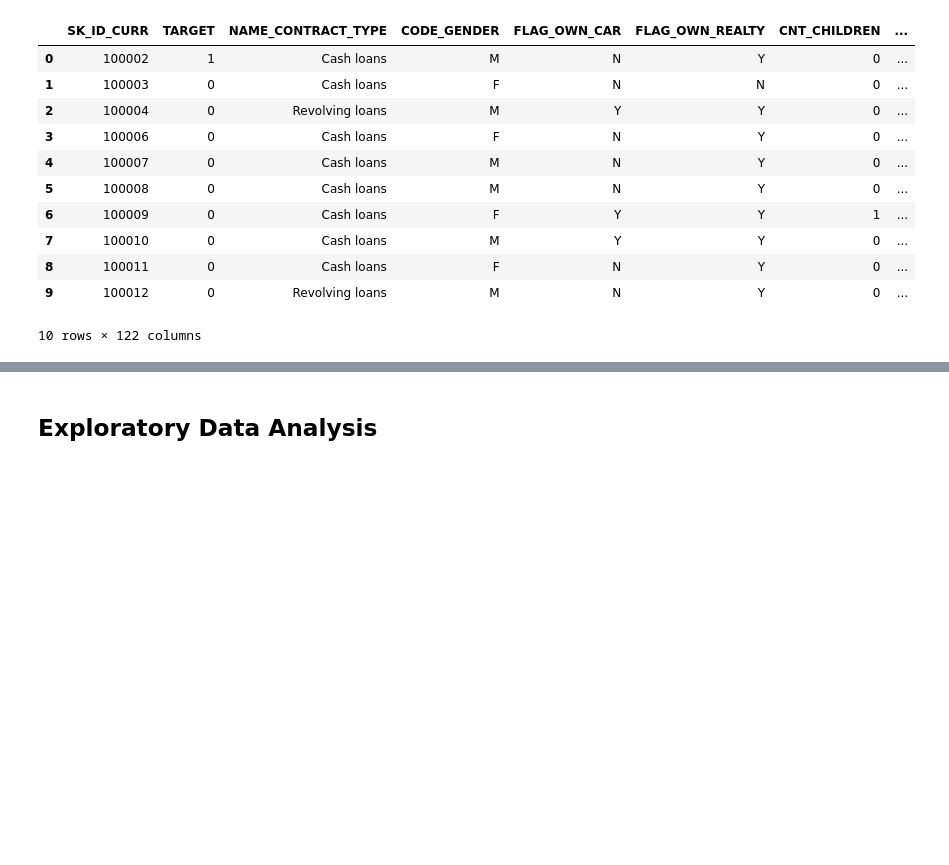
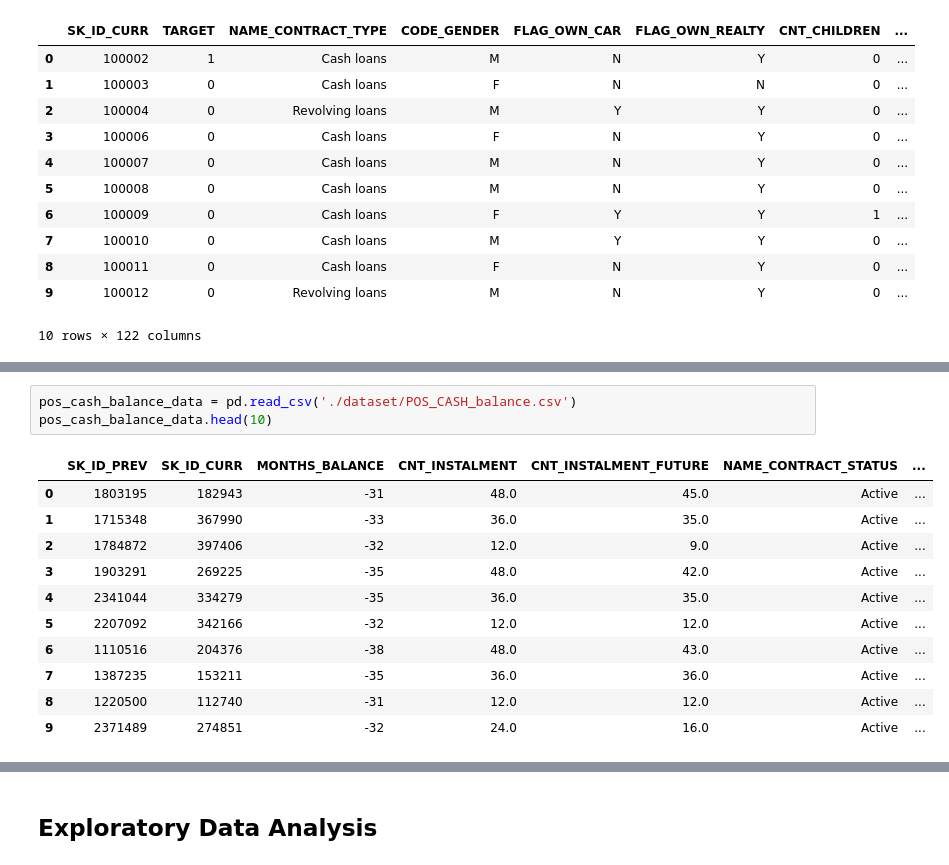
Before and after one commit to thoriqagfi/fp-datmin, a Jupyter notebook: main.ipynb, the cells around one changed output, grey strips where cells are left out. Cells and saved outputs as stored; diff of their text form; blank space fills up the shorter version.

```diff
--- a/main.ipynb
+++ b/main.ipynb
@@ -27,0 +113,15 @@ train_data.head(10)
+# %%
+pos_cash_balance_data = pd.read_csv('./dataset/POS_CASH_balance.csv')
+pos_cash_balance_data.head(10)
+# %% [output]
+|  | SK_ID_PREV | SK_ID_CURR | MONTHS_BALANCE | CNT_INSTALMENT | CNT_INSTALMENT_FUTURE | NAME_CONTRACT_STATUS | ... |
+| 0 | 1803195 | 182943 | -31 | 48.0 | 45.0 | Active | ... |
+| 1 | 1715348 | 367990 | -33 | 36.0 | 35.0 | Active | ... |
+| 2 | 1784872 | 397406 | -32 | 12.0 | 9.0 | Active | ... |
+| 3 | 1903291 | 269225 | -35 | 48.0 | 42.0 | Active | ... |
+| 4 | 2341044 | 334279 | -35 | 36.0 | 35.0 | Active | ... |
+| 5 | 2207092 | 342166 | -32 | 12.0 | 12.0 | Active | ... |
+| 6 | 1110516 | 204376 | -38 | 48.0 | 43.0 | Active | ... |
+| 7 | 1387235 | 153211 | -35 | 36.0 | 36.0 | Active | ... |
+| 8 | 1220500 | 112740 | -31 | 12.0 | 12.0 | Active | ... |
+| 9 | 2371489 | 274851 | -32 | 24.0 | 16.0 | Active | ... |
```
Also changed, not shown: parts of 34 cells of this notebook, 5 other files.
